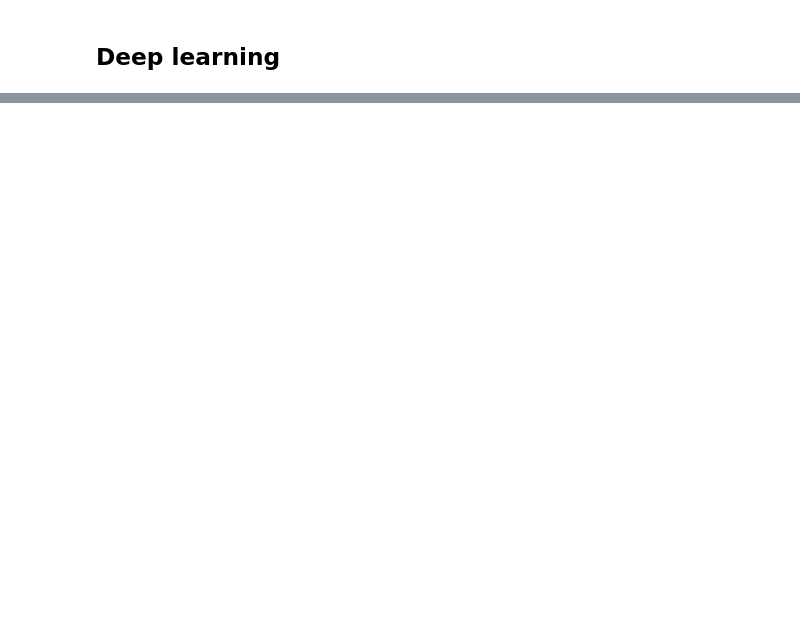
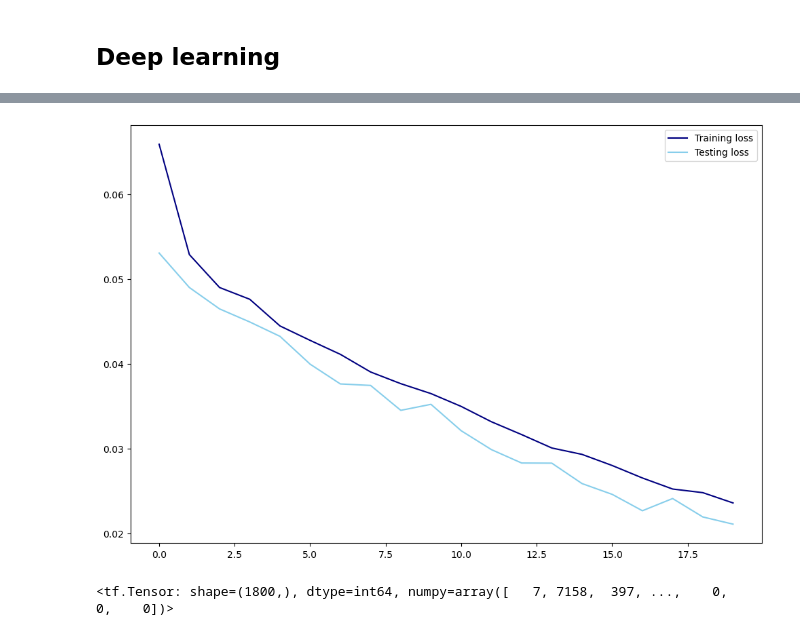
Before and after one commit to bryangyc/Toxic_comments_classification, a Jupyter notebook: code/model1.ipynb, the cells around one changed output, grey strips where cells are left out. Cells and saved outputs as stored; diff of their text form; code cells hidden in the pictures; blank space fills up the shorter version.

```diff
--- a/code/model1.ipynb
+++ b/code/model1.ipynb
@@ -510,4 +531,4 @@ display(f1_score(y_test, y_pred, average='weighted'))
 # %%
-max_features = 20000 # top 20k words
-vectorizer = TextVectorization(max_tokens=max_features, output_mode='int', output_sequence_length=1800)
+max_features = 5000
+vectorizer = TextVectorization(max_tokens=max_features, output_mode='int', output_sequence_length=300)
 # %%
@@ -576,5 +597,14 @@ Trainable params: 731,686
 Non-trainable params: 0
 _________________________________________________________________
+# %%
+EPOCHS = 20
+checkpoint_filepath = '../model_checkpoints'
+model_checkpoint_callback = tf.keras.callbacks.ModelCheckpoint(
+    filepath=checkpoint_filepath,
+    save_weights_only=True,
+    monitor='val_accuracy',
+    mode='max',
+    save_best_only=True)
 # %%
-model.fit(train, epochs=1, validation_data=test)
+history = model.fit(train, epochs=EPOCHS, validation_data=test, callbacks=[model_checkpoint_callback], verbose=1, batch_size=16)
 # %% [output]
@@ -584,0 +636,10 @@ model.save("../model1_saved_file/model_ep1.h5")
+# %%
+train_loss = history.history['loss']
+test_loss = history.history['val_loss']
+
+plt.figure(figsize=(12, 8))
+plt.plot(train_loss, label='Training loss', color='navy')
+plt.plot(test_loss, label='Testing loss', color='skyblue')
+plt.legend();
+# %% [output]
+[figure, added]
@@ -584,0 +648,4 @@ model.save("../model1_saved_file/model_ep1.h5")
+# %%
+input_text
+# %% [output]
+<tf.Tensor: shape=(1800,), dtype=int64, numpy=array([   7, 7158,  397, ...,    0,    0,    0])>
```
Also changed, not shown: parts of 19 cells of this notebook, 8 other files.
